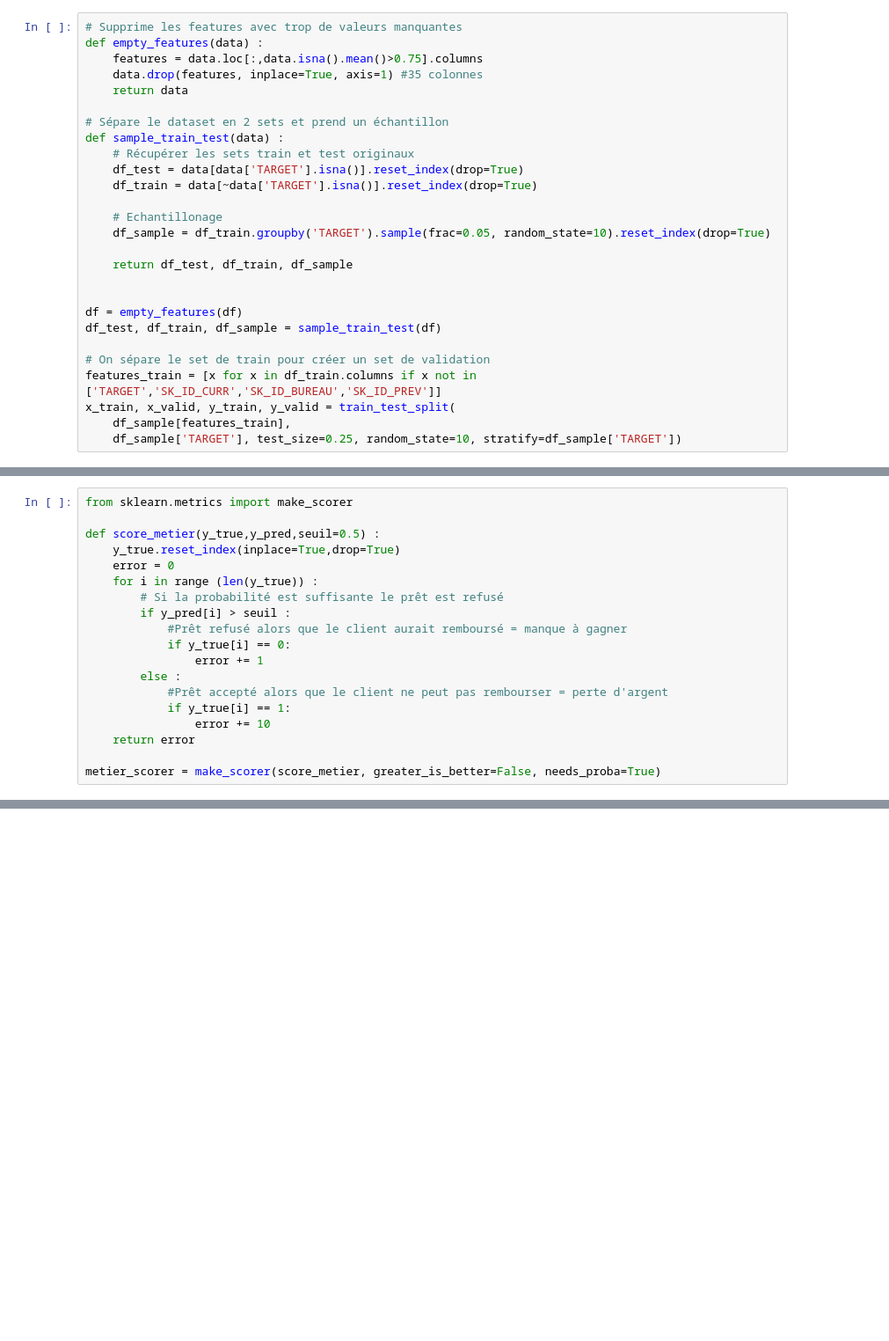
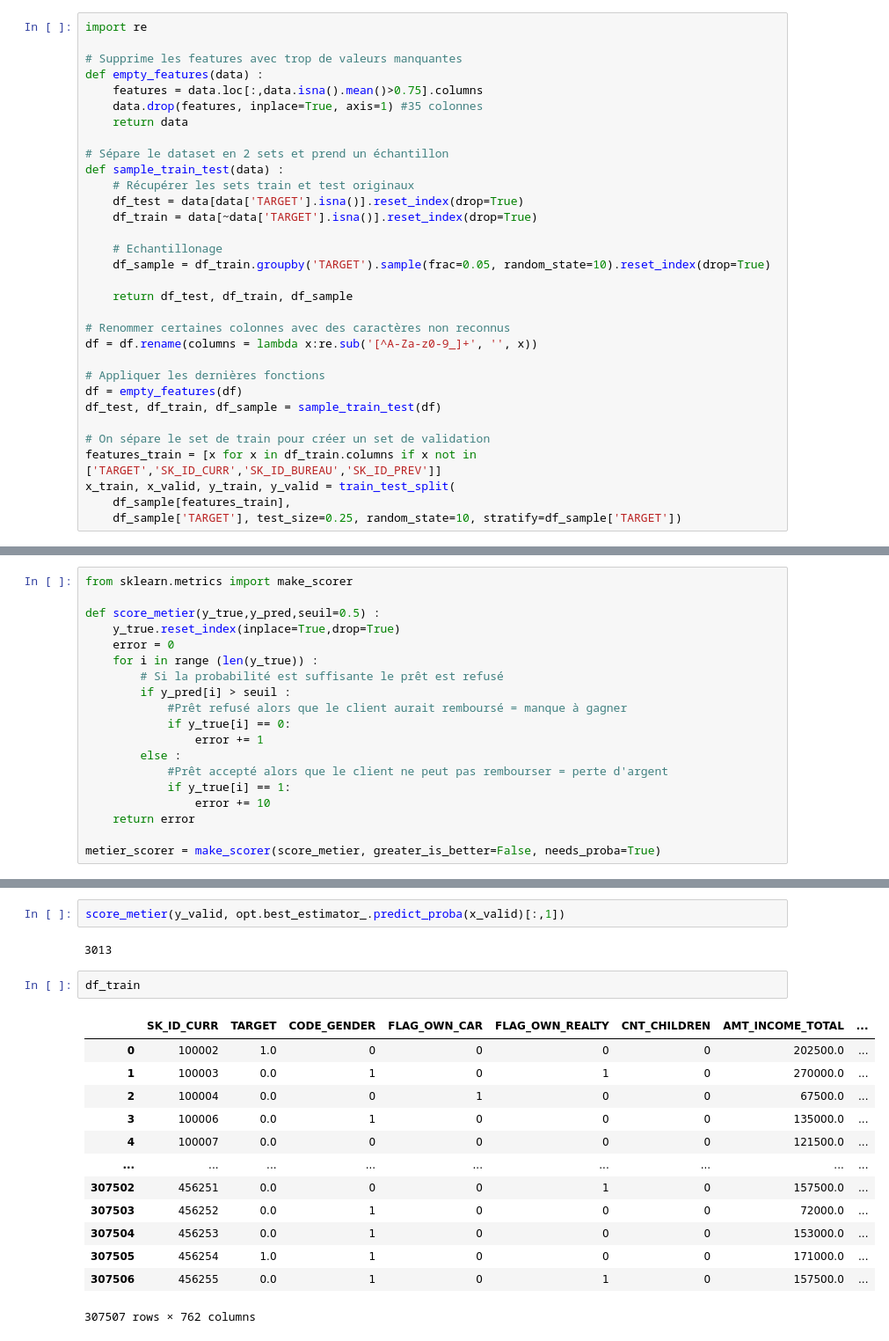
Before and after one commit to Haelios/Projet_7_OC, a Jupyter notebook: Feature engineering et création du modèle.ipynb, the cells around one changed output, grey strips where cells are left out. Shown: that part at 88% size. Drawn from its saved outputs; the diff is of its cells as text; blank space fills up the shorter version.

```diff
--- a/Feature engineering et création du modèle.ipynb
+++ b/Feature engineering et création du modèle.ipynb
@@ -324,6 +324,8 @@ Après toutes ces agrégations, on a tout de même de nombreuses colonnes dans n
 
 On va de plus séparer le set d'entraînement afin d'obtenir un set de validation qui servira à contrôler les résultats de la cross validation, le set de test servant uniquement pour obtenir une note via Kaggle. Le travail suivant se fera ensuite à l'aide d'une sample du dataset, afin de réduire les temps de traitement de notre analyse et des cross validation.
 # %%
+import re
+
 # Supprime les features avec trop de valeurs manquantes
 def empty_features(data) :
     features = data.loc[:,data.isna().mean()>0.75].columns
@@ -341,7 +343,10 @@ def sample_train_test(data) :
 
     return df_test, df_train, df_sample
 
+# Renommer certaines colonnes avec des caractères non reconnus
+df = df.rename(columns = lambda x:re.sub('[^A-Za-z0-9_]+', '', x))
 
+# Appliquer les dernières fonctions
 df = empty_features(df)
 df_test, df_train, df_sample = sample_train_test(df)
 
@@ -392,0 +795,20 @@ array([[0.91926112, 0.08073888],
+# %%
+score_metier(y_valid, opt.best_estimator_.predict_proba(x_valid)[:,1])
+# %% [output]
+3013
+# %%
+df_train
+# %% [output]
+|  | SK_ID_CURR | TARGET | CODE_GENDER | FLAG_OWN_CAR | FLAG_OWN_REALTY | CNT_CHILDREN | AMT_INCOME_TOTAL | ... |
+| 0 | 100002 | 1.0 | 0 | 0 | 0 | 0 | 202500.0 | ... |
+| 1 | 100003 | 0.0 | 1 | 0 | 1 | 0 | 270000.0 | ... |
+| 2 | 100004 | 0.0 | 0 | 1 | 0 | 0 | 67500.0 | ... |
+| 3 | 100006 | 0.0 | 1 | 0 | 0 | 0 | 135000.0 | ... |
+| 4 | 100007 | 0.0 | 0 | 0 | 0 | 0 | 121500.0 | ... |
+| ... | ... | ... | ... | ... | ... | ... | ... | ... |
+| 307502 | 456251 | 0.0 | 0 | 0 | 1 | 0 | 157500.0 | ... |
+| 307503 | 456252 | 0.0 | 1 | 0 | 0 | 0 | 72000.0 | ... |
+| 307504 | 456253 | 0.0 | 1 | 0 | 0 | 0 | 153000.0 | ... |
+| 307505 | 456254 | 1.0 | 1 | 0 | 0 | 0 | 171000.0 | ... |
+| 307506 | 456255 | 0.0 | 1 | 0 | 1 | 0 | 157500.0 | ... |
+307507 rows × 762 columns
```
Also changed, not shown: parts of 23 cells of this notebook.
